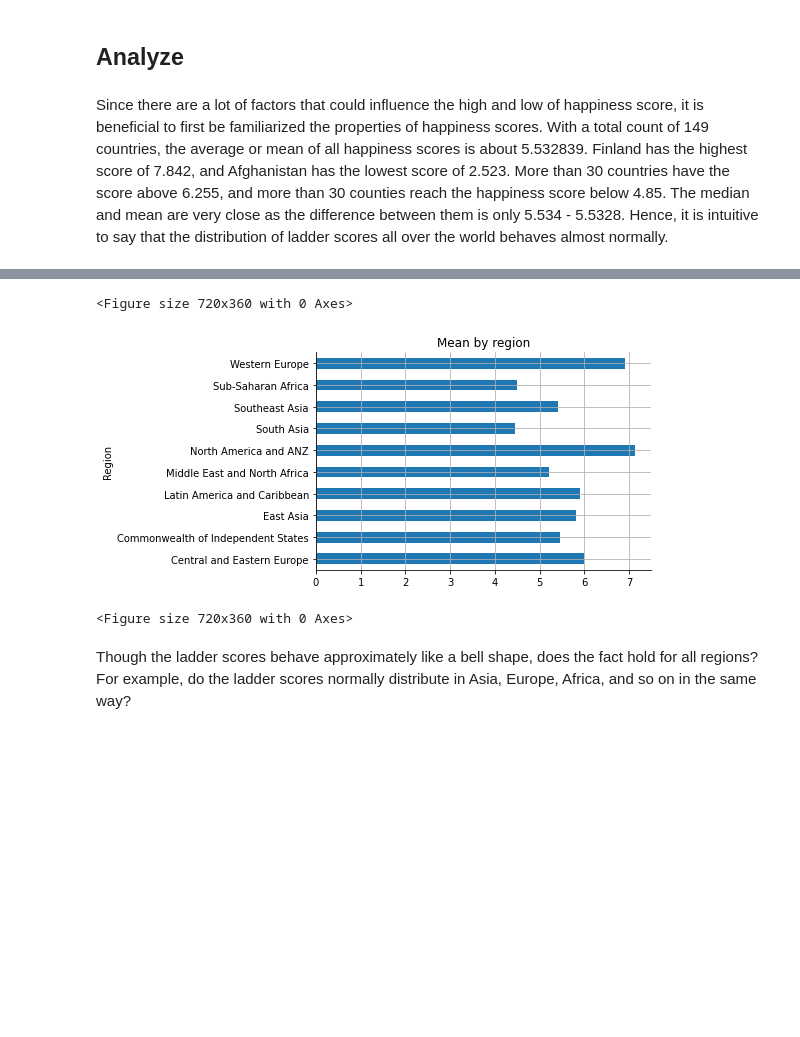
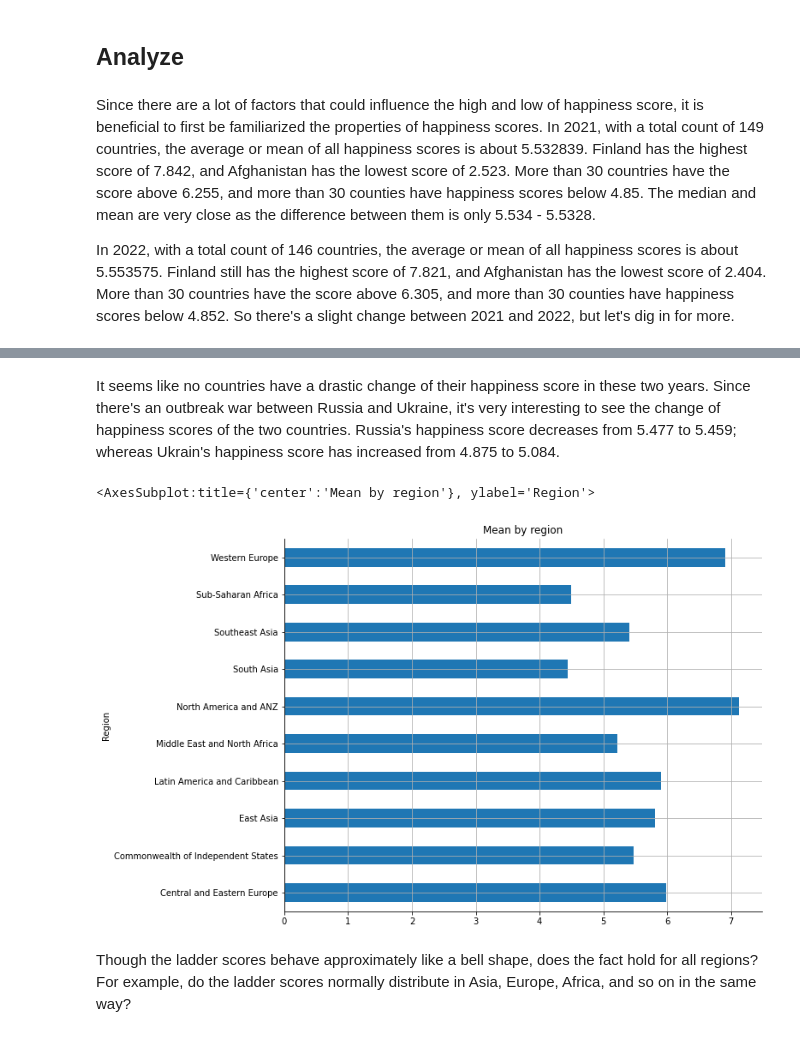
Before and after one commit to WilliamLu1999/Data-ML-Projects, a Jupyter notebook: world-happiness-data-and-statistical-analysis.ipynb, the cells around one changed output, grey strips where cells are left out. Drawn from its saved outputs; the diff is of its cells as text; code cells hidden in the pictures; blank space fills up the shorter version.

Commit message:
Kaggle Notebook | World Happiness DA&SA 2021-22  | Version 3

```diff
--- a/world-happiness-data-and-statistical-analysis.ipynb
+++ b/world-happiness-data-and-statistical-analysis.ipynb
@@ -194,7 +206,7 @@ The first dataset, namely the world happiness 2021, is composed of 149 countries
 Now let's clean the two dataset for clean analysis! I've also used Google WorkSheet to also check for anomalies, such as Null values, unexpected type value, and etc. However, I need to rename the columns name through Python to clean the dataset and make it more organized.
 # %%
 data2021 = data2021.rename(columns={'Country name':'Country','Regional indicator': 'Region','Ladder score':'Ladder Score',
-                                'upperwhisker':'Whisker-high','lowerwhisker':'Whisker-low'})
+                                'upperwhisker':'Whisker-high','lowerwhisker':'Whisker-low','Explained by: Log GDP per capita': 'Explained by: GDP per capita'})
 # %%
 data2021 = data2021.loc[:,~data2021.columns.duplicated(keep='last')]
 # %%
@@ -235,7 +247,9 @@ data2022
 <a id='section-5'></a>
 ## Analyze
 # %% [markdown]
-Since there are a lot of factors that could influence the high and low of happiness score, it is beneficial to first be familiarized the properties of happiness scores. With a total count of 149 countries, the average or mean of all happiness scores is about 5.532839. Finland has the highest score of 7.842, and Afghanistan has the lowest score of 2.523. More than 30 countries have the score above 6.255, and more than 30 counties reach the happiness score below 4.85. The median and mean are very close as the difference between them is only 5.534 - 5.5328. Hence, it is intuitive to say that the distribution of ladder scores all over the world behaves almost normally.
+Since there are a lot of factors that could influence the high and low of happiness score, it is beneficial to first be familiarized the properties of happiness scores. In 2021, with a total count of 149 countries, the average or mean of all happiness scores is about 5.532839. Finland has the highest score of 7.842, and Afghanistan has the lowest score of 2.523. More than 30 countries have the score above 6.255, and more than 30 counties have happiness scores below 4.85. The median and mean are very close as the difference between them is only 5.534 - 5.5328.
+
+In 2022, with a total count of 146 countries, the average or mean of all happiness scores is about 5.553575. Finland still has the highest score of 7.821, and Afghanistan has the lowest score of 2.404. More than 30 countries have the score above 6.305, and more than 30 counties have happiness scores below 4.852. So there's a slight change between 2021 and 2022, but let's dig in for more.
 # %%
 fig = px.choropleth(data_frame=data2021,
                     locations="Country",
@@ -258,14 +272,14 @@ fig = px.choropleth(data_frame=data2022,
 fig.show()
 # %% [output]
 [interactive output not drawn]
+# %% [markdown]
+It seems like no countries have a drastic change of their happiness score in these two years. Since there's an outbreak war between Russia and Ukraine, it's very interesting to see the change of happiness scores of the two countries. Russia's happiness score decreases from 5.477 to 5.459; whereas Ukrain's happiness score has increased from 4.875 to 5.084.
 # %%
 mean_by_region = data2021.groupby('Region').agg({'Ladder Score': 'mean'})
-mean_by_region.plot.barh(legend=False, title='Mean by region', grid=True)
-plt.figure(figsize=(10,5))
+mean_by_region.plot.barh(legend=False, title='Mean by region', grid=True,figsize=(10,8))
 # %% [output]
-<Figure size 720x360 with 0 Axes>
+<AxesSubplot:title={'center':'Mean by region'}, ylabel='Region'>
-[figure, old version]
+[figure, new version]
-<Figure size 720x360 with 0 Axes>
 # %% [markdown]
 Though the ladder scores behave approximately like a bell shape, does the fact hold for all regions? For example, do the ladder scores normally distribute in Asia, Europe, Africa, and so on in the same way?
 # %%
```
Also changed, not shown: parts of 40 cells of this notebook.
